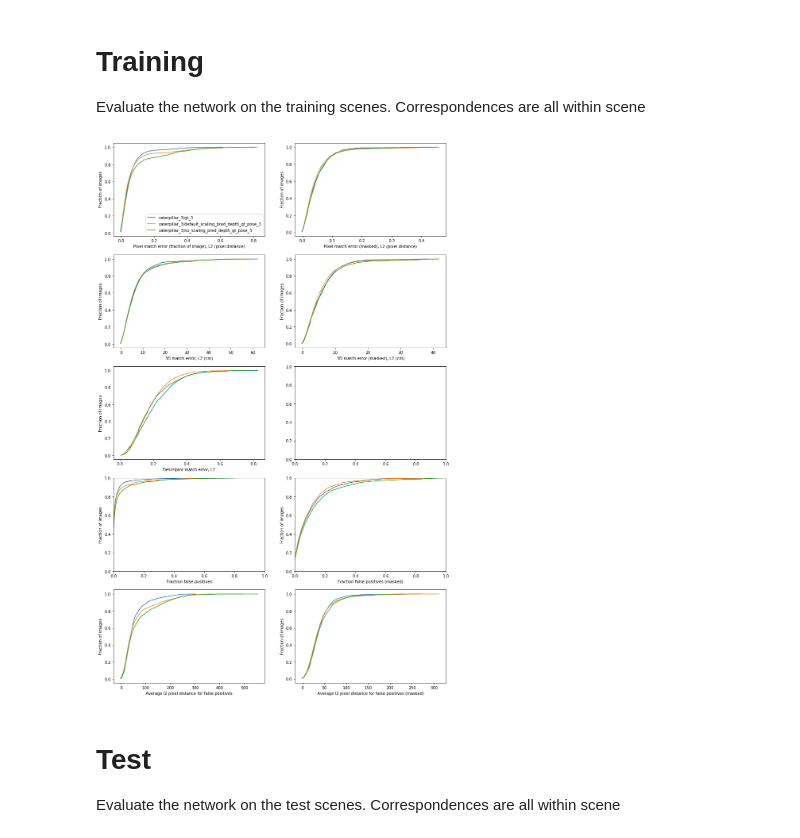
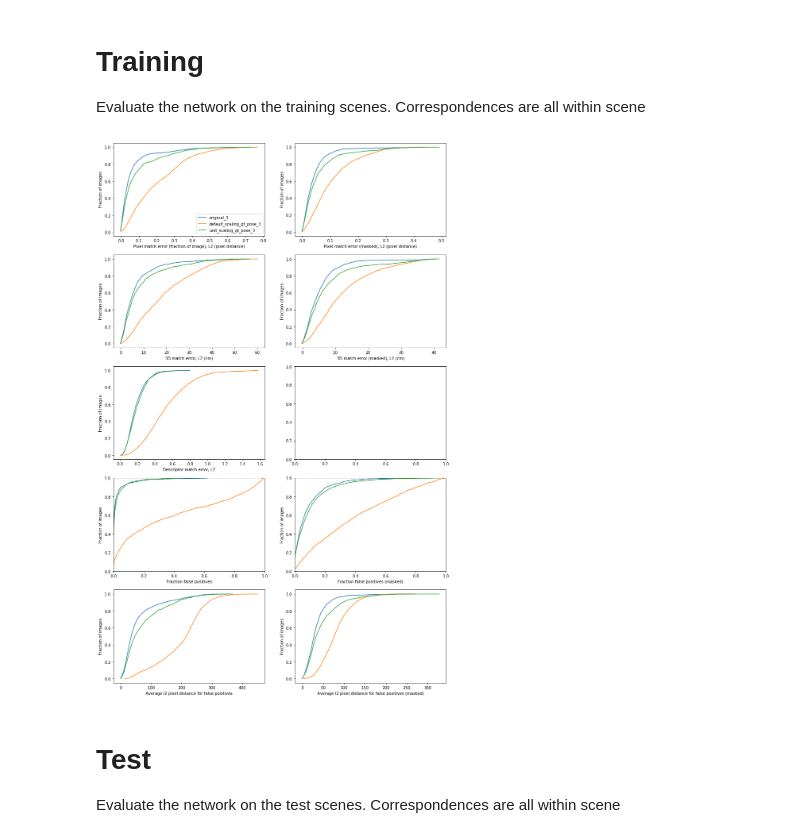
Before and after one commit to ripl-ttic/dense_visual_descriptors, a Jupyter notebook: dense_correspondence/evaluation/evaluation_quantitative_tutorial.ipynb, the cells around one changed output. Saved outputs shown, nothing was run; the diff lists cells and outputs as text; code cells hidden in the pictures.

Commit message:
add data_gen and training to experiment mode

```diff
--- a/dense_correspondence/evaluation/evaluation_quantitative_tutorial.ipynb
+++ b/dense_correspondence/evaluation/evaluation_quantitative_tutorial.ipynb
@@ -18,39 +18,44 @@ from dense_correspondence.evaluation.evaluation import DenseCorrespondenceEvalua
 # %% [markdown]
 If you have multiple networks trained, you can add them to the `nets_list` below, and they will be plotted together.
 # %%
-folder_name = "caterpillar_3"
-path_to_nets = os.path.join("data/pdc/trained_models", folder_name)
-path_to_nets = utils.convert_to_absolute_path(path_to_nets)
-all_nets = sorted(os.listdir(path_to_nets))
-nets_to_plot = []
+# folder_name = "caterpillar_3"
+# path_to_nets = os.path.join("data/pdc/trained_models", folder_name)
+# path_to_nets = utils.convert_to_absolute_path(path_to_nets)
+# all_nets = sorted(os.listdir(path_to_nets))
+# nets_to_plot = []
 
-nets_list = ["gt_3"]
-nets_list.append("default_scaling_pred_depth_gt_pose_3")
-nets_list.append("no_scaling_pred_depth_gt_pose_3")
+nets_list = ["original_3"]
+nets_list.append("default_scaling_gt_pose_3")
+nets_list.append("unit_scaling_gt_pose_3")
 
 
-for net in nets_list:
-    nets_to_plot.append(os.path.join(folder_name,net))
+# for net in nets_list:
+#     nets_to_plot.append(os.path.join(folder_name,net))
 # %% [markdown]
 # Training
 Evaluate the network on the training scenes. Correspondences are all within scene
 # %%
 p = DCEP()
 dc_source_dir = utils.getDenseCorrespondenceSourceDir()
 
-network_name = nets_to_plot[0]
-path_to_csv = os.path.join(dc_source_dir,".." ,"data", "pdc", "trained_models", network_name, "analysis/train/data.csv")
+experiment_name = 'exp_05-19-2020_17-56-32'
+folder_name = os.path.join(utils.get_data_dir(),'experiments',experiment_name)
+
+network_name = nets_list[0]
+# path_to_csv = os.path.join(dc_source_dir,".." ,"data", "pdc", "trained_models", network_name, "analysis/train/data.csv")
+path_to_csv = os.path.join(folder_name, network_name, 'train/data.csv')
 fig_axes = DCEP.run_on_single_dataframe(path_to_csv, label=network_name, save=False)
 
-for network_name in nets_to_plot[1:]:
-    path_to_csv = os.path.join(dc_source_dir,"..", "data", "pdc", "trained_models", network_name, "analysis/train/data.csv")
+for network_name in nets_list[1:]:
+#     path_to_csv = os.path.join(dc_source_dir,"..", "data", "pdc", "trained_models", network_name, "analysis/train/data.csv")
+    path_to_csv = os.path.join(folder_name, network_name, 'train/data.csv')
     fig_axes = DCEP.run_on_single_dataframe(path_to_csv, label=network_name, previous_fig_axes=fig_axes, save=False)
 
 _, axes = fig_axes
 # axes[0].set_title("Training Set")
 plt.show()
 # %% [output]
-[figure, old version]
+[figure, new version]
 # %% [markdown]
 # Test
 Evaluate the network on the test scenes. Correspondences are all within scene
```
Also changed, not shown: 10 other files.
